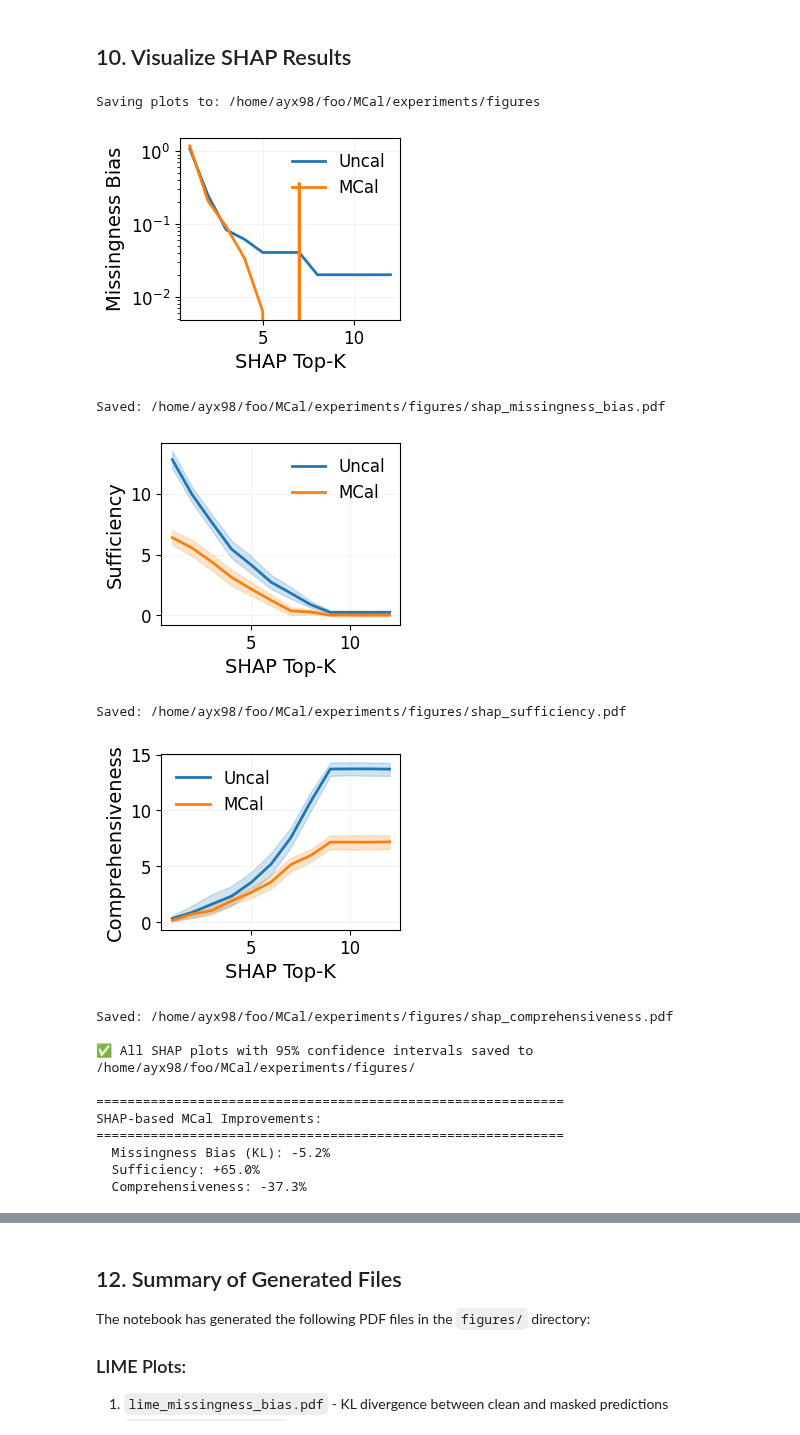
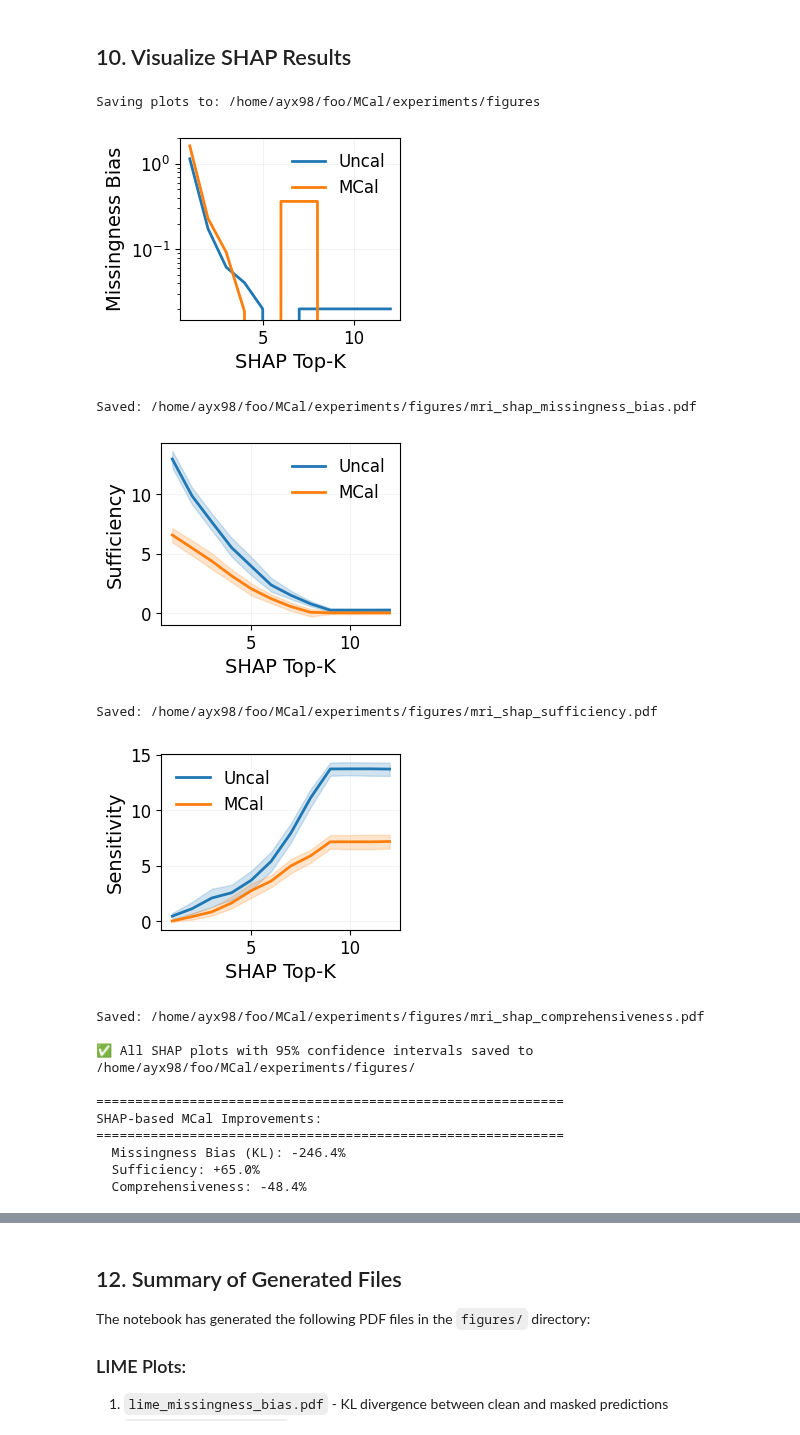
Before and after one commit to ShaileshSridhar2403/MCal, a Jupyter notebook: experiments/mcal_improves_mri_vanilla_ps64.ipynb, the cells around one changed output, grey strips where cells are left out. Saved outputs shown, nothing was run; the diff lists cells and outputs as text; code cells hidden in the pictures.

```diff
--- a/experiments/mcal_improves_mri_vanilla_ps64.ipynb
+++ b/experiments/mcal_improves_mri_vanilla_ps64.ipynb
@@ -180,7 +180,7 @@ from experiments.explanations import ImageLIME, ImageKernelSHAP
 print("Initializing explainers...")
 
 # Use the same number of samples for both LIME and SHAP
-explanation_samples = 100  # Same for both methods
+explanation_samples = config['explanation_samples']  # Use config value
 
 # LIME explainers
 uncal_lime_explainer = ImageLIME(
@@ -786,9 +786,9 @@ ax.grid(True, alpha=0.2, linewidth=0.5)
 ax.set_yscale('log')
 ax.tick_params(axis='both', which='major', labelsize=12)
 plt.tight_layout(pad=0.2)
-plt.savefig(f'{output_dir}/shap_missingness_bias.pdf', dpi=300, bbox_inches='tight')
+plt.savefig(f'{output_dir}/mri_shap_missingness_bias.pdf', dpi=300, bbox_inches='tight')
 plt.show()
-print(f"Saved: {abs_output_dir}/shap_missingness_bias.pdf")
+print(f"Saved: {abs_output_dir}/mri_shap_missingness_bias.pdf")
 
 # Plot 2: SHAP Sufficiency with confidence bands
 fig, ax = plt.subplots(1, 1, figsize=(fig_width, fig_height))
@@ -810,7 +810,7 @@ ax.legend(fontsize=12, loc='best', frameon=False)
 ax.grid(True, alpha=0.2, linewidth=0.5)
 ax.tick_params(axis='both', which='major', labelsize=12)
 plt.tight_layout(pad=0.2)
-plt.savefig(f'{output_dir}/shap_sufficiency.pdf', dpi=300, bbox_inches='tight')
+plt.savefig(f'{output_dir}/mri_shap_sufficiency.pdf', dpi=300, bbox_inches='tight')
 plt.show()
 print(f"Saved: {abs_output_dir}/mri_shap_sufficiency.pdf")
 
@@ -829,7 +829,7 @@ ax.fill_between(k_vals,
                 shap_results['comprehensiveness']['calib_upper'],
                 alpha=0.2, color='#ff7f0e')
 ax.set_xlabel('SHAP Top-K', fontsize=14)
-ax.set_ylabel('Comprehensiveness', fontsize=14)
+ax.set_ylabel('Sensitivity', fontsize=14)
 ax.legend(fontsize=12, loc='best', frameon=False)
 ax.grid(True, alpha=0.2, linewidth=0.5)
 ax.tick_params(axis='both', which='major', labelsize=12)
@@ -837,48 +837,48 @@ plt.tight_layout(pad=0.2)
 plt.savefig(f'{output_dir}/mri_shap_comprehensiveness.pdf', dpi=300, bbox_inches='tight')
 plt.show()
 print(f"Saved: {abs_output_dir}/mri_shap_comprehensiveness.pdf")
 
 print(f"\n✅ All SHAP plots with 95% confidence intervals saved to {abs_output_dir}/")
 
 # Print numerical improvements for SHAP
 shap_avg_kl_improve = np.mean([
     compute_metric_improvement(u, c, 'kl_divergence')
     for u, c in zip(shap_results['missingness_bias']['uncal'], shap_results['missingness_bias']['calib'])
 ])
 
 shap_avg_suff_improve = np.mean([
     compute_metric_improvement(u, c, 'sufficiency')
     for u, c in zip(shap_results['sufficiency']['uncal'], shap_results['sufficiency']['calib'])
 ])
 
 shap_avg_comp_improve = np.mean([
     compute_metric_improvement(u, c, 'comprehensiveness')
     for u, c in zip(shap_results['comprehensiveness']['uncal'], shap_results['comprehensiveness']['calib'])
 ])
 
 print("\n" + "="*60)
 print("SHAP-based MCal Improvements:")
 print("="*60)
 print(f"  Missingness Bias (KL): {shap_avg_kl_improve:+.1f}%")
 print(f"  Sufficiency: {shap_avg_suff_improve:+.1f}%")
 print(f"  Comprehensiveness: {shap_avg_comp_improve:+.1f}%")
 # %% [output]
 Saving plots to: /home/ayx98/foo/MCal/experiments/figures
-[figure, old version]
+[figure, new version]
-Saved: /home/ayx98/foo/MCal/experiments/figures/shap_missingness_bias.pdf
+Saved: /home/ayx98/foo/MCal/experiments/figures/mri_shap_missingness_bias.pdf
-[figure, old version]
+[figure, new version]
-Saved: /home/ayx98/foo/MCal/experiments/figures/shap_sufficiency.pdf
+Saved: /home/ayx98/foo/MCal/experiments/figures/mri_shap_sufficiency.pdf
-[figure, old version]
+[figure, new version]
-Saved: /home/ayx98/foo/MCal/experiments/figures/shap_comprehensiveness.pdf
+Saved: /home/ayx98/foo/MCal/experiments/figures/mri_shap_comprehensiveness.pdf
 
 ✅ All SHAP plots with 95% confidence intervals saved to /home/ayx98/foo/MCal/experiments/figures/
 
 ============================================================
 SHAP-based MCal Improvements:
 ============================================================
-  Missingness Bias (KL): -5.2%
+  Missingness Bias (KL): -246.4%
   Sufficiency: +65.0%
-  Comprehensiveness: -37.3%
+  Comprehensiveness: -48.4%
 # %%
 # Compare LIME vs SHAP results side by side
 print("="*60)
```
Also changed, not shown: parts of 6 cells of this notebook.
